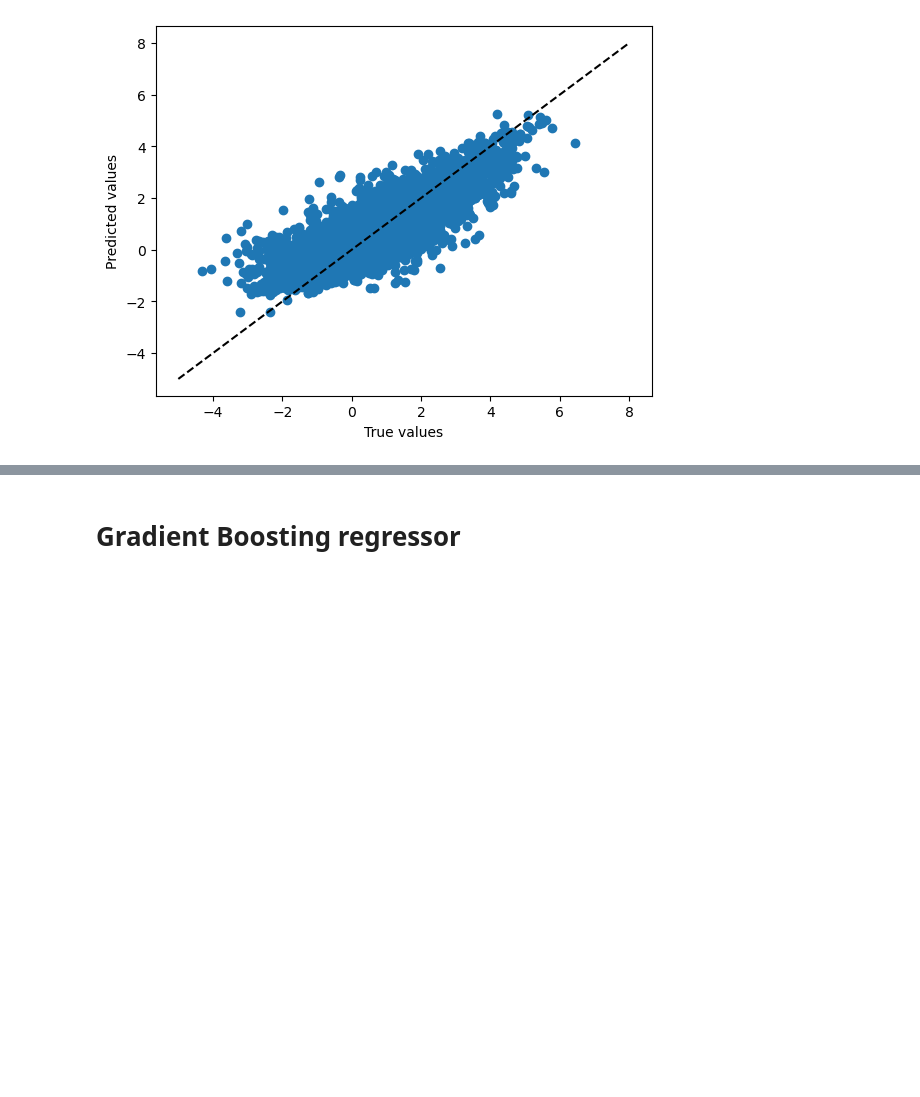
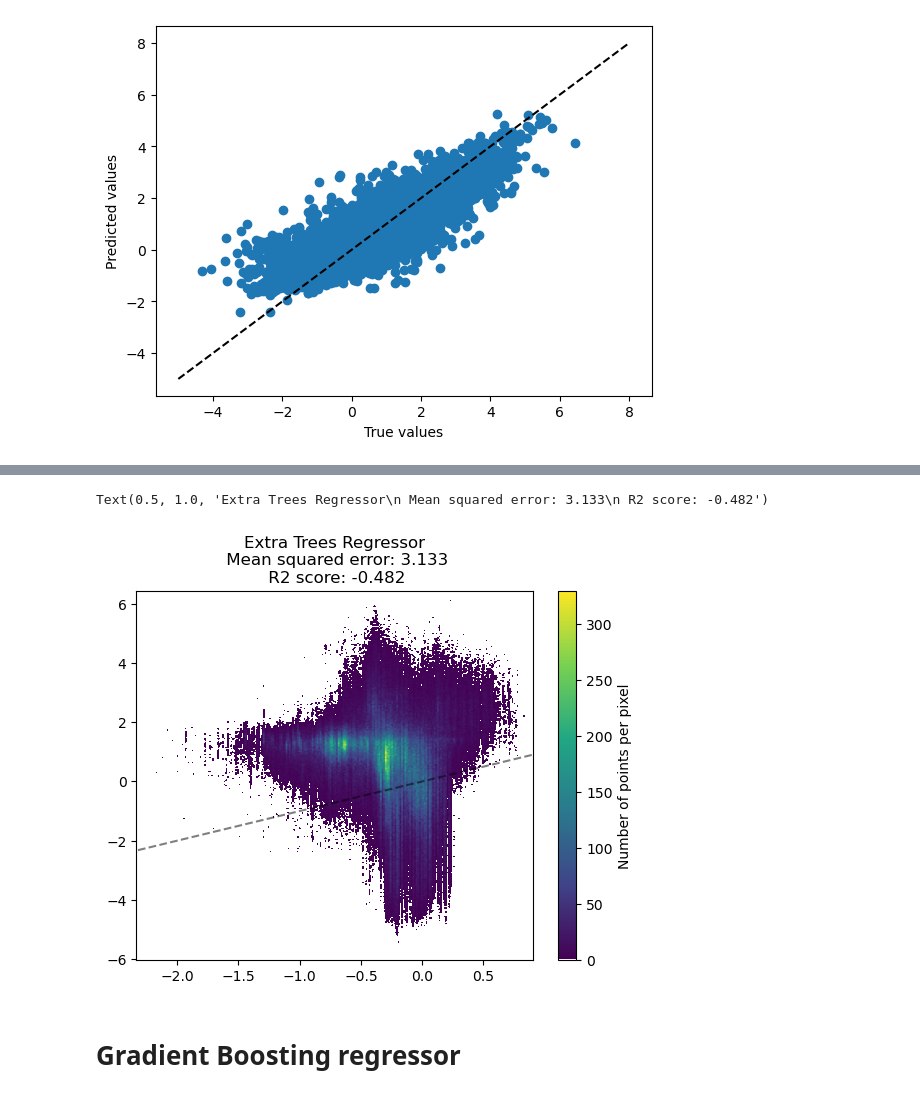
Before and after one commit to christopherogerepfl/UHI_prediction, a Jupyter notebook: exploratory.ipynb, the cells around one changed output, grey strips where cells are left out. Drawn from its saved outputs; the diff is of its cells as text; code cells hidden in the pictures; blank space fills up the shorter version.

```diff
--- a/exploratory.ipynb
+++ b/exploratory.ipynb
@@ -251,0 +249,3 @@ plt.show()
+# %%
+zagreb_df = f.process_data_city('data', pop_day_europe, pop_night_europe, elevation, 500000, 'Zagreb')
+zagreb_df
@@ -252,3 +267,18 @@ plt.show()
+# %%
+df_to_test = zagreb_df.drop(['deltaT', 'city', 'deltaT_pred'], axis=1).fillna(0)
+df_to_test[['temp', 'pop', 'wind', 'hum']] = scaler.transform(df_to_test[['temp', 'pop', 'wind', 'hum']])
+zagreb_df['deltaT_pred'] = etr.predict(df_to_test)
+
+mse = round(mean_squared_error(zagreb_df.deltaT, zagreb_df.deltaT_pred),3)
+r2 = round(r2_score(zagreb_df.deltaT, zagreb_df.deltaT_pred),3)
+
+fig = plt.figure()
+using_mpl_scatter_density(fig, zagreb_df.deltaT_pred, zagreb_df.deltaT)
+plt.plot([-5, 8], [-5, 8], 'k--', alpha=0.5)
+plt.title('Extra Trees Regressor\n Mean squared error: '+str(mse)+'\n R2 score: '+str(r2))
+# %% [output]
+Text(0.5, 1.0, 'Extra Trees Regressor\n Mean squared error: 3.133\n R2 score: -0.482')
+[figure, added]
 # %% [markdown]
 # Gradient Boosting regressor
 # %%
```
Also changed, not shown: parts of 21 cells of this notebook, 1 other file.
